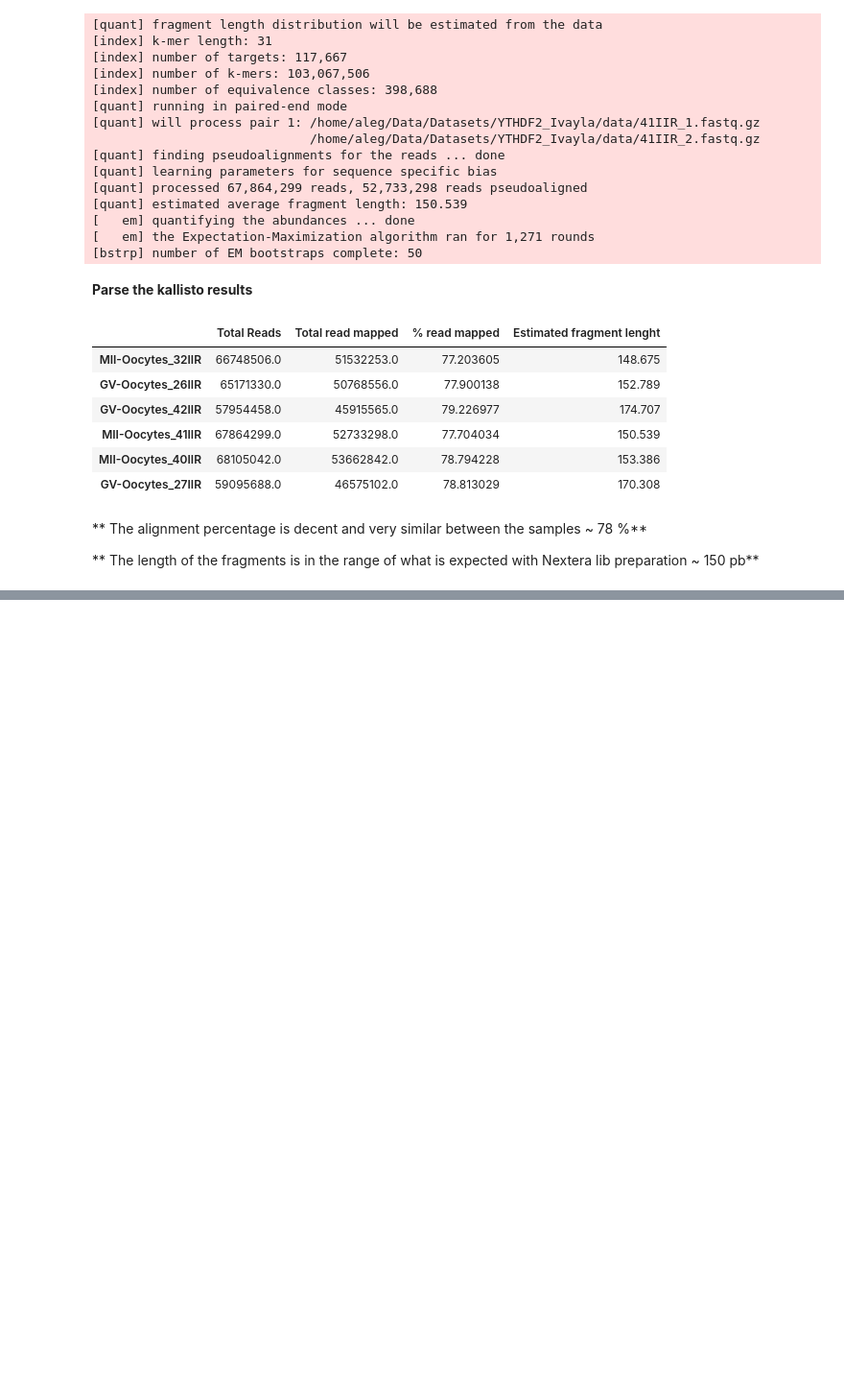
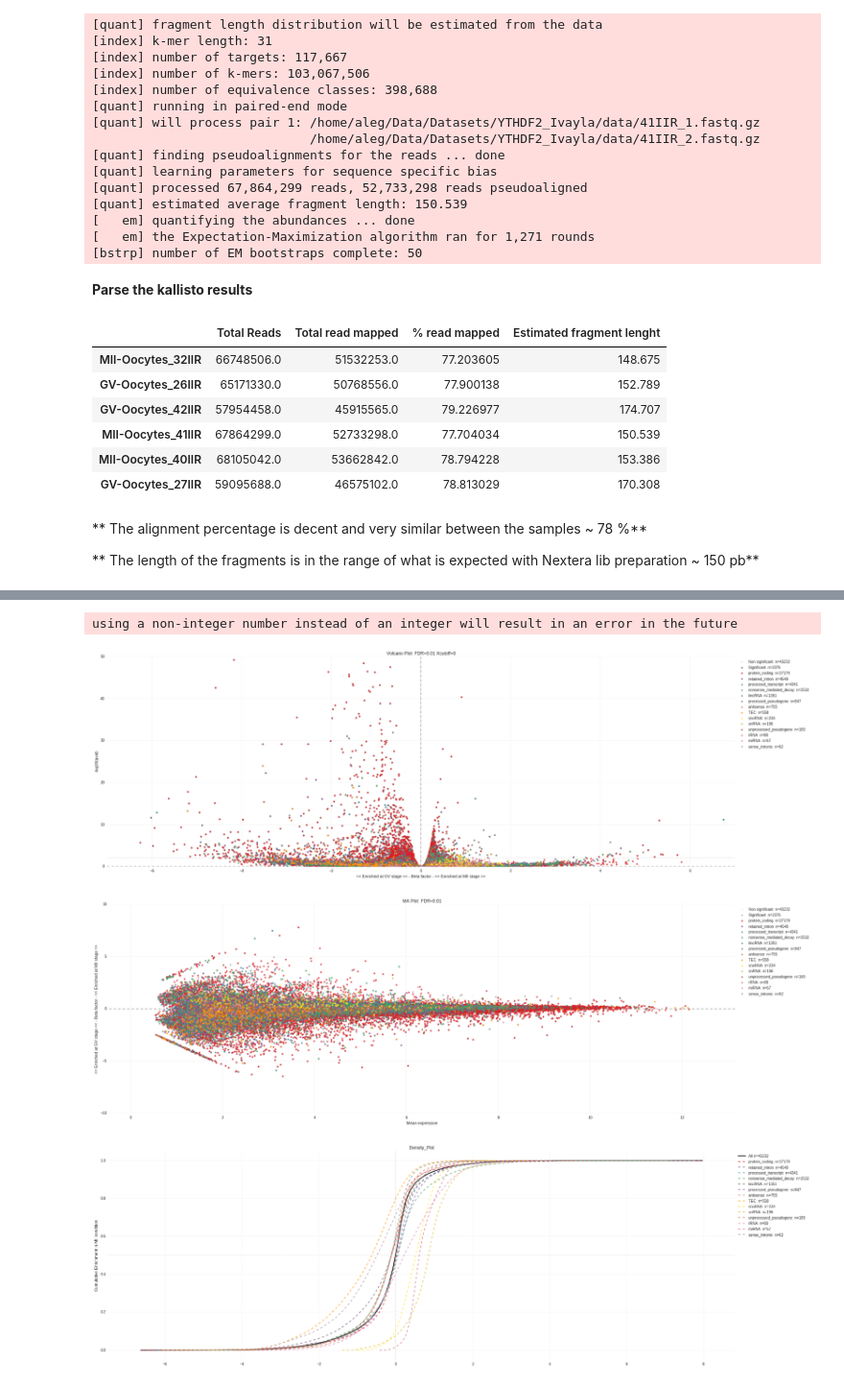
Before and after one commit to a-slide/iPython-Notebook, a Jupyter notebook: Notebooks/2016_13_09_YTHDF2_analysis.ipynb, the cells around one changed output, grey strips where cells are left out. Shown at 96% size. Drawn from its saved outputs; the diff is of its cells as text; code cells hidden in the pictures; blank space fills up the shorter version.

Commit message:
update results

```diff
--- a/Notebooks/2016_13_09_YTHDF2_analysis.ipynb
+++ b/Notebooks/2016_13_09_YTHDF2_analysis.ipynb
@@ -396,0 +523,35 @@ sample_df
+# %%
+# Define files
+DE_file = "./differential_expression/transcript_level/stageMII-Oocytes_wald_test.tsv"
+gene_file = "./reference/gencode.vM10.transcripts.tsv"
+
+# Import in dataframe
+DE_df = pd.read_csv (DE_file, sep="\t")
+gene_df = pd.read_csv (gene_file, sep="\t", index_col=False)
+
+# Merge the 2 dataframes togetherb
+df = pd.merge(gene_df, DE_df, how="inner", left_on="GENCODE_transcript_id", right_on="target_id")
+
+# Index by gene name and transcript name and clean
+df.drop(["HAVANA_gene_id", "HAVANA_transcript_id", "ens_gene", "GENCODE_transcript_id", "transcript_name_y", "gene_name_y"], axis=1, inplace=True)
+df.dropna(inplace=True)
+
+# Get the transcript id per RNA class
+hl=[]
+for RNA_type, transcript_df in df.groupby("RNA_type"):
+    #transcript_df = transcript_df[(transcript_df.qval <= 0.01)]
+    if len(transcript_df) >= 50:
+        hl.append({"target_id": transcript_df.target_id, "label": RNA_type, "alpha":0.75, "linestyle":"--"})
+hl.sort(key = lambda x: len(x["target_id"]), reverse=True)
+
+# Volcano plot with transcript type highlight
+pbp.volcano_plot (df=df, highlight_list=hl, X="b", Y="qval", FDR=0.01, X_cutoff=0, figsize=[30,10], xlim=[-7,7], ylim=[0,50], sig_color="0.5", non_sig_color="0.9",
+              xlabel = "<< Enriched at GV stage << - Beta factor - >> Enriched at MII stage >>", ylabel = "-log10(qval)")
+pbp.MA_plot (df=df, highlight_list=hl, X="mean_obs", Y="b", FDR=0.01, FDR_col="qval", figsize=[30,10], alpha=0.5, ylim=[-10,10], sig_color="0.5", non_sig_color="0.9",
+             xlabel="Mean expression", ylabel="<< Enriched at GV stage << - Beta factor - >> Enriched at MII stage >>")
+pbp.density_plot(df, "b", figsize=[30,10], ylabel="Cumulative Enrichment in MII condition", highlight_list= hl, cumulative = True)
+# %% [output]
+using a non-integer number instead of an integer will result in an error in the future
+[figure, added]
+[figure, added]
+[figure, added]
```
Also changed, not shown: parts of 18 cells of this notebook.
